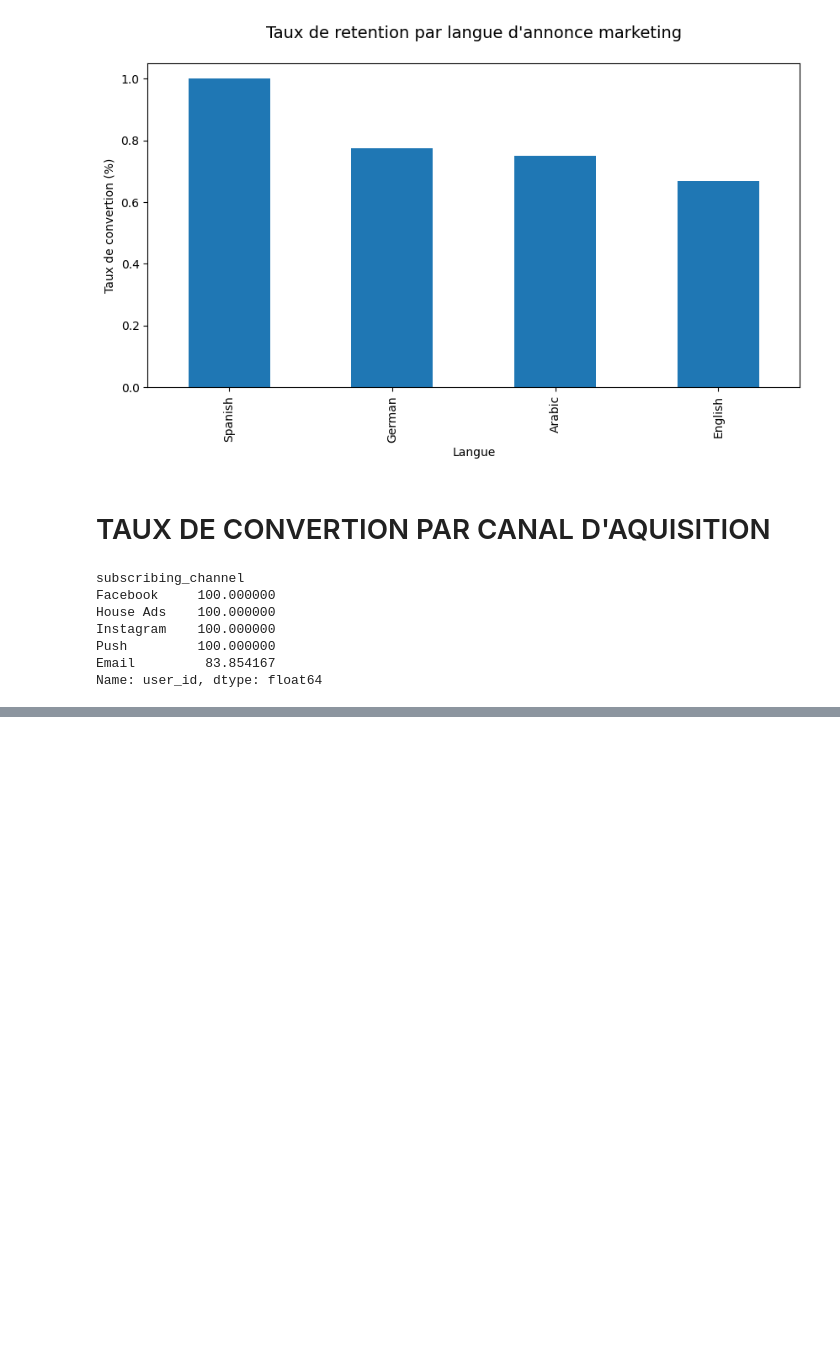
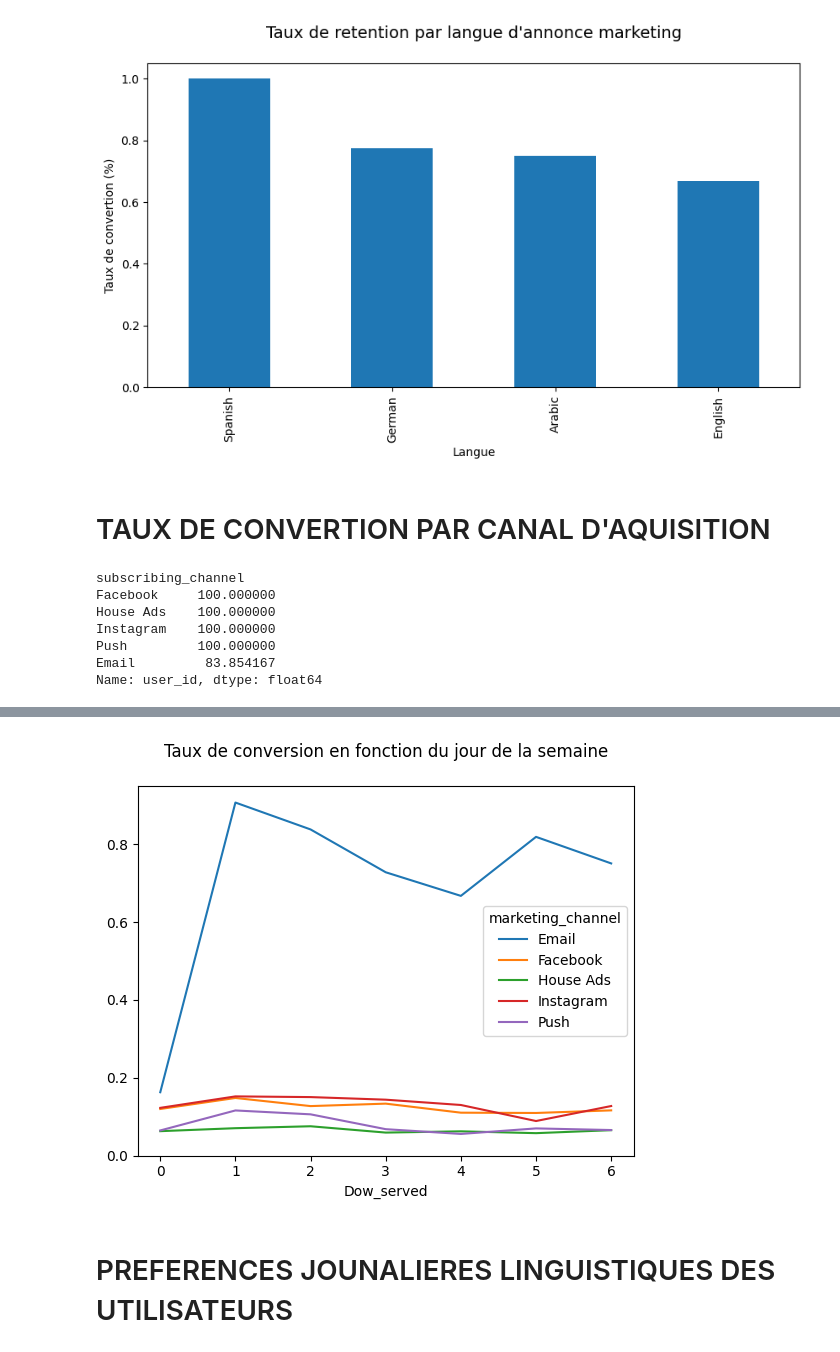
Before and after one commit to compo90/Projet_Analyse_Marketing, a Jupyter notebook: analyse_marketing.ipynb, the cells around one changed output, grey strips where cells are left out. Drawn from its saved outputs; the diff is of its cells as text; code cells hidden in the pictures; blank space fills up the shorter version.

```diff
--- a/analyse_marketing.ipynb
+++ b/analyse_marketing.ipynb
@@ -373,0 +559,10 @@ Name: user_id, dtype: float64
+# %%
+# Colonne jour de la semaine ou l'annonce a ete diffusee
+marketing_df['Dow_served'] = marketing_df['date_served'].dt.dayofweek
+
+# Taux de conversion par jour de la semaine et par canal pmarketing
+DoW_conversion = convertion_rate(marketing_df, ['Dow_served', 'marketing_channel'])
+
+DoW_df = pd.DataFrame(DoW_conversion.unstack(level=1))
+
+DoW_df
@@ -373,0 +579,11 @@ Name: user_id, dtype: float64
+# %%
+# Visualisation du resultat
+# Taux de conversion en fonction du jour de la semaine
+DoW_df.plot()
+plt.title('Taux de conversion en fonction du jour de la semaine\n')
+plt.ylim(0)
+plt.show()
+# %% [output]
+[figure, added]
+# %% [markdown]
+# PREFERENCES JOUNALIERES LINGUISTIQUES DES UTILISATEURS
```
Also changed, not shown: parts of 32 cells of this notebook.
